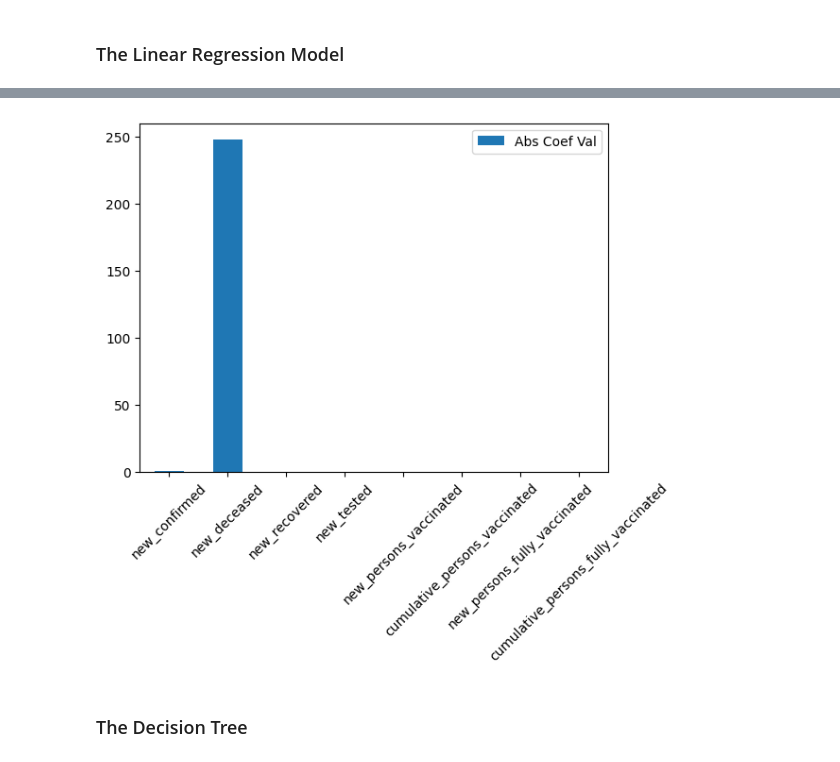
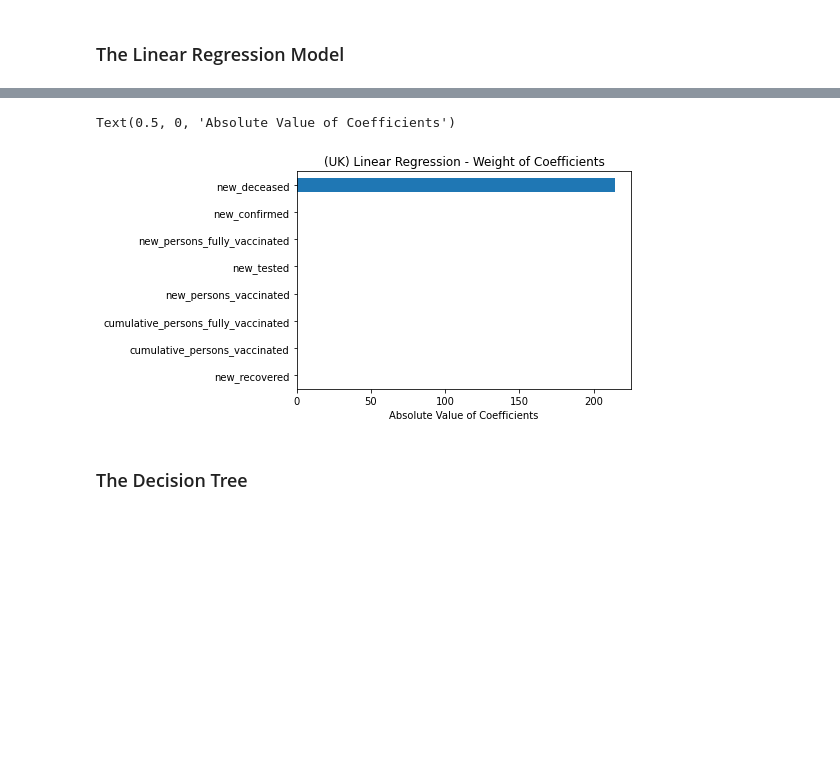
Before and after one commit to TristanKoh/p4ds-project, a Jupyter notebook: checkpoint_3/modelling.ipynb, the cells around one changed output, grey strips where cells are left out. Cells and saved outputs as stored; diff of their text form; code cells hidden in the pictures; blank space fills up the shorter version.

```diff
--- a/checkpoint_3/modelling.ipynb
+++ b/checkpoint_3/modelling.ipynb
@@ -322,11 +322,15 @@ cumulative_persons_vaccinated        7.602956e-05  7.602956e-05
 new_persons_fully_vaccinated         9.898757e-02  9.898757e-02
 cumulative_persons_fully_vaccinated -5.534962e-03  5.534962e-03
 # %%
-ax = coefficients_df.plot.bar(y='Abs Coef Val', rot=45)
+ax = coefficients_df.sort_values(by=['Abs Coef Val']).plot.barh(y='Abs Coef Val', legend = False)
+
+plt.title('(UK) Linear Regression - Weight of Coefficients')
+plt.xlabel('Absolute Value of Coefficients')
 
 # Looks like death is the strongest contributor to how strict govt response will be in GB
 # %% [output]
+Text(0.5, 0, 'Absolute Value of Coefficients')
-[figure, old version]
+[figure, new version]
 # %% [markdown]
 ### The Decision Tree
 # %%
```
Also changed, not shown: parts of 28 cells of this notebook, 5 other files.
